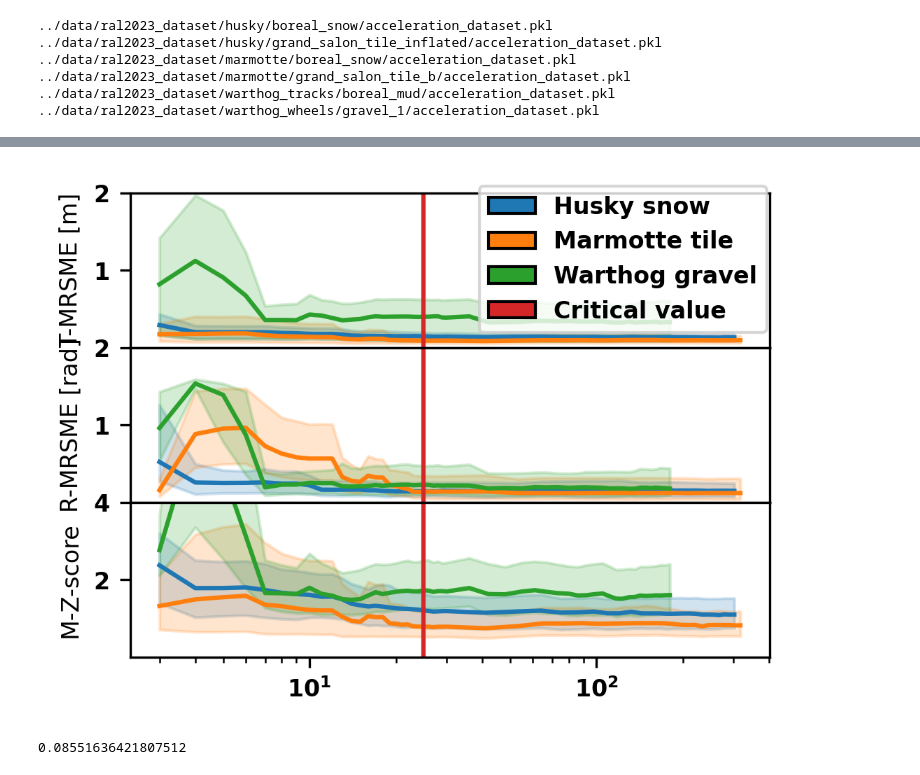
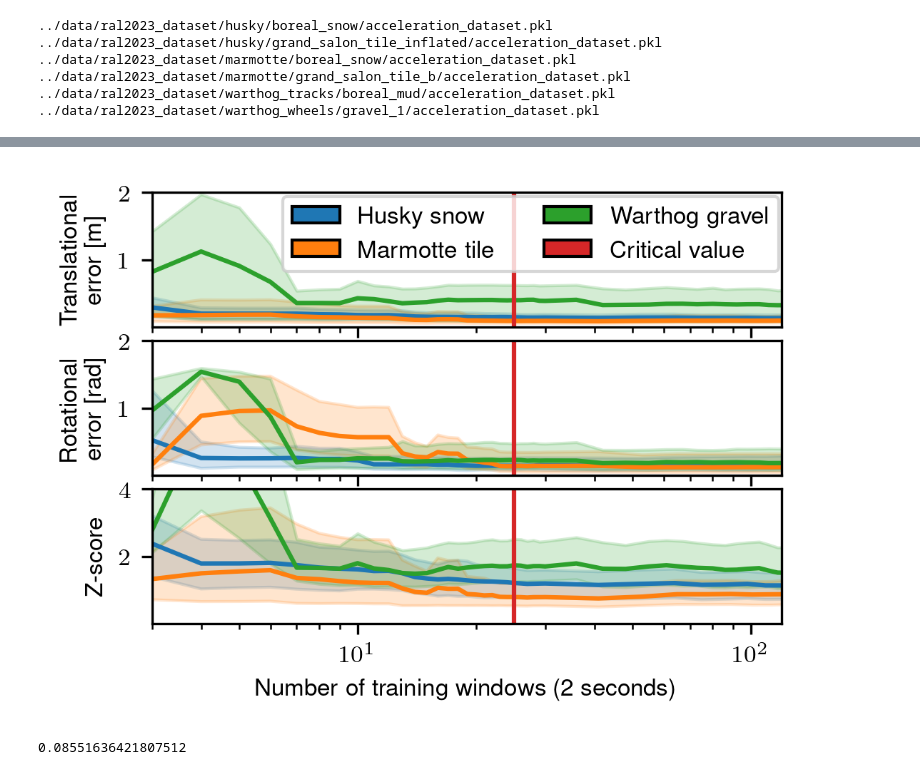
Before and after one commit to norlab-ulaval/norlab_WMRD, a Jupyter notebook: RAL2023/training_time_analysis.ipynb, the cells around one changed output, grey strips where cells are left out. Cells and saved outputs as stored; diff of their text form; code cells hidden in the pictures.

Commit message:
fixed intro figure

```diff
--- a/RAL2023/training_time_analysis.ipynb
+++ b/RAL2023/training_time_analysis.ipynb
@@ -709,12 +709,23 @@ for i in range(0, n_trainings):
 from matplotlib.gridspec import GridSpec
 from matplotlib.patches import Ellipse, Rectangle
 
+plt.rcParams.update({
+    "text.usetex": True,
+    "font.family": "sans-serif",
+    "font.sans-serif": "Helvetica",
+})
+plt.rc('axes', titlesize=8)
+plt.rc('axes', labelsize=8)
+plt.rc('xtick', labelsize=8)
+plt.rc('ytick', labelsize=8)
+plt.close('all')
+
 width  = 3.402
 height = width / 1.4
 
-fig, axs = plt.subplots(3, 1, dpi=300, gridspec_kw={'hspace': 0.0, 'wspace': 0.0}, sharex=True)
+fig, axs = plt.subplots(3, 1, dpi=300, gridspec_kw={'hspace': 0.1, 'wspace': 0.0}, sharex=True)
 fig.set_size_inches(width, height)
-fig.subplots_adjust(left=.1, bottom=0.07, right=.995, top=.98)
+fig.subplots_adjust(left=.13, bottom=0.15, right=.995, top=.98)
 
 husky_snow_color = 'C0'
 marmotte_tile_color = 'C1'
@@ -756,39 +767,41 @@ critical_num_windows = 25
 critical_num_color = 'C3'
 axs[0].vlines(critical_num_windows, translational_ymin, translational_ymax, color=critical_num_color)
 axs[1].vlines(critical_num_windows, rotational_ymin, rotational_ymax, color=critical_num_color)
 axs[2].vlines(critical_num_windows, zscore_ymin, zscore_ymax, color=critical_num_color)
 
 axs[0].set_ylim(translational_ymin, translational_ymax)
 axs[1].set_ylim(rotational_ymin, rotational_ymax)
 axs[2].set_ylim(zscore_ymin, zscore_ymax)
-axs[0].set_ylabel('T-MRSME [m]')
-axs[1].set_xlabel('Number of training windows (2 seconds)')
-axs[1].set_ylabel('R-MRSME [rad]')
-axs[2].set_ylabel('M-Z-score')
+axs[0].set_ylabel(r'Translational' + '\n' + r'error [m]')
+axs[2].set_xlabel(r'Number of training windows (2 seconds)')
+axs[1].set_ylabel(r'Rotational' + '\n' + r'error [rad]')
+axs[2].set_ylabel('Z-score')
 
 axs[0].set_xscale('log')
 axs[1].set_xscale('log')
 axs[2].set_xscale('log')
 
 axs[0].set_yticks([1, 2])
 axs[1].set_yticks([1, 2])
 axs[2].set_yticks([2, 4])
 # axs[0].set_yscale('log')
 # axs[1].set_yscale('log')
 
+axs[0].set_xlim(3, 120)
+
 # legend
 legend_elements = [Rectangle((0,0), width=5, height=3, facecolor=husky_snow_color, label='Husky snow', linestyle='solid', edgecolor='k'),
                    Rectangle((0,0), width=5, height=3, facecolor=marmotte_tile_color, label='Marmotte tile', linestyle='solid', edgecolor='k'),
                    Rectangle((0,0), width=5, height=3, facecolor=warthog_wheels_color, label='Warthog gravel', linestyle='solid', edgecolor='k'),
                    Rectangle((0,0), width=5, height=3, facecolor=critical_num_color, label='Critical value', linestyle='solid', edgecolor='k')]
                   #  Rectangle((0,0), width=5, height=3, facecolor=blr_slip_acceleration_box_color, label='Slip acceleration BLR', linestyle='solid', edgecolor='k'),
                   # Rectangle((0,0), width=5, height=3, facecolor=gp_slip_box_color, label='Slip GP', linestyle='solid', edgecolor='k')]
 
-fig.legend(handles=legend_elements, loc='center', ncol=1, bbox_to_anchor=(0.79,0.85))
+fig.legend(handles=legend_elements, loc='center', ncol=2, bbox_to_anchor=(0.65,0.9))
 
 plt.savefig('figs/training_windows_vs_accuracy.pdf')
 # %% [output]
-[figure, old version]
+[figure, new version]
 # %%
 print(np.min(translational_slip_prediction_1q))
 # %% [output]
```
Also changed, not shown: 7 other files.
